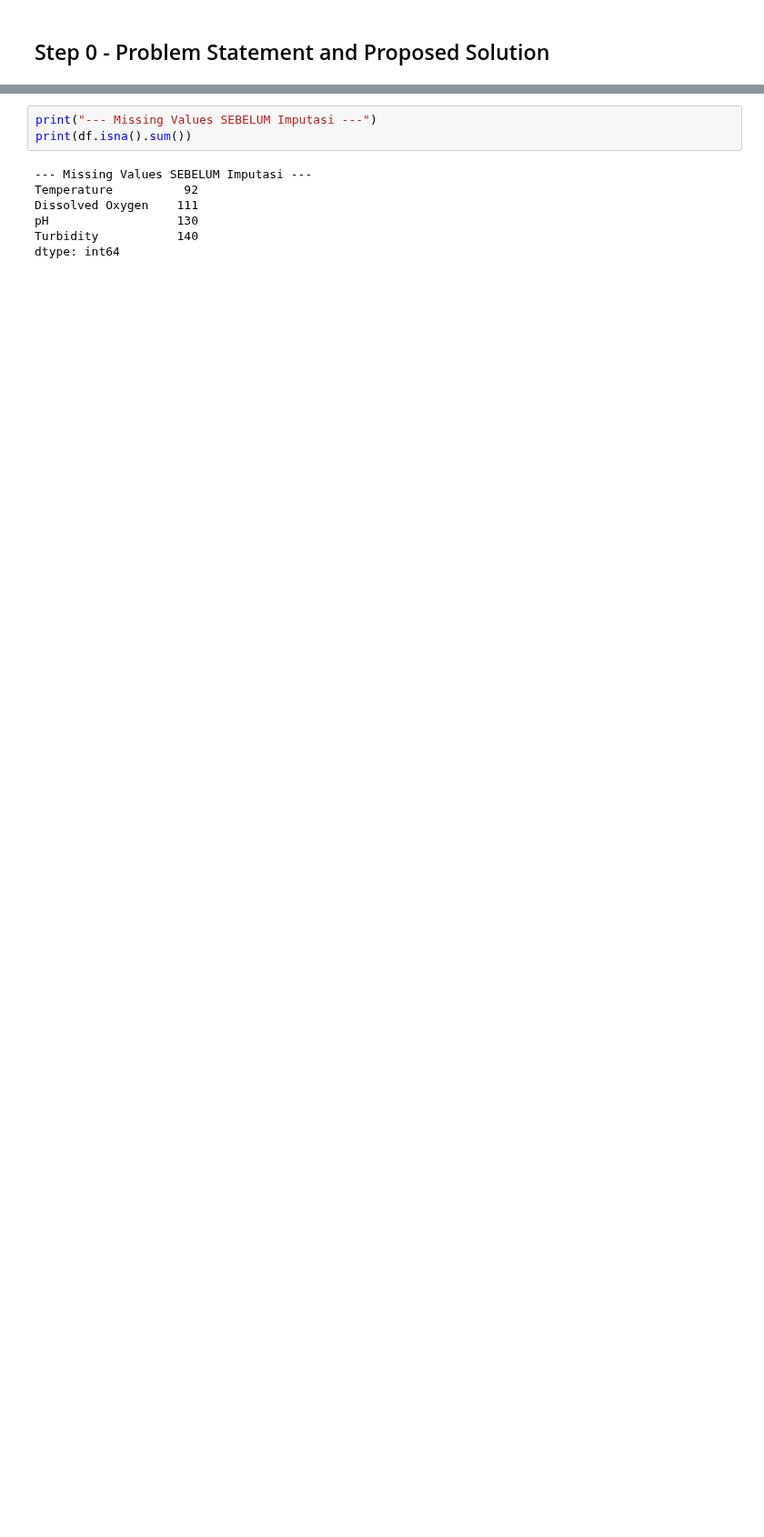
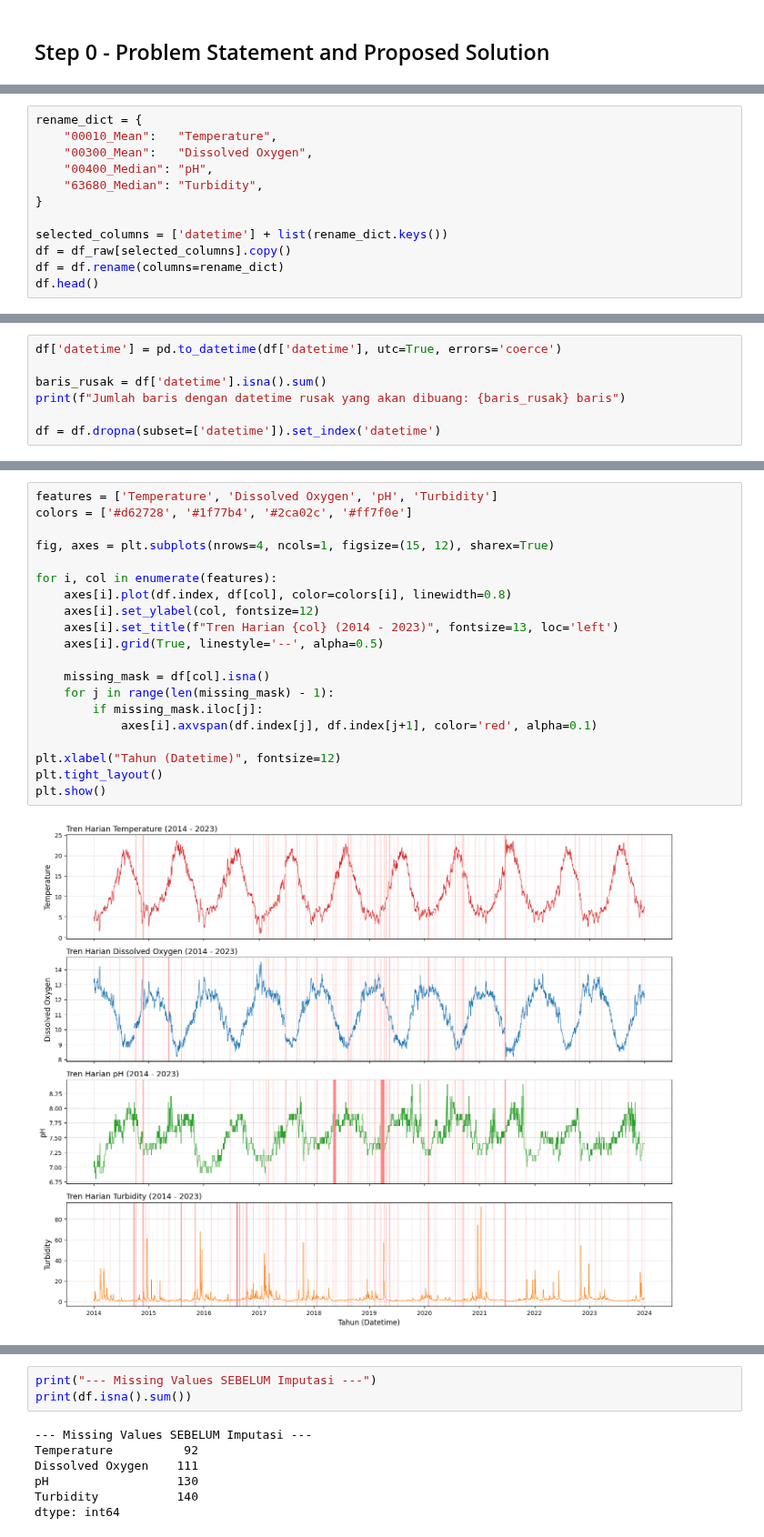
Before and after one commit to aDJi2003/water-anomaly-detection, a Jupyter notebook: notebook/main.ipynb, the cells around one changed output, grey strips where cells are left out. Shown at 91% size. Drawn from its saved outputs; the diff is of its cells as text; blank space fills up the shorter version.

```diff
--- a/notebook/main.ipynb
+++ b/notebook/main.ipynb
@@ -257,0 +50,12 @@ plt.show()
+# %%
+rename_dict = {
+    "00010_Mean":   "Temperature",
+    "00300_Mean":   "Dissolved Oxygen",
+    "00400_Median": "pH",
+    "63680_Median": "Turbidity",
+}
+
+selected_columns = ['datetime'] + list(rename_dict.keys())
+df = df_raw[selected_columns].copy()
+df = df.rename(columns=rename_dict)
+df.head()
@@ -257,0 +69,7 @@ plt.show()
+# %%
+df['datetime'] = pd.to_datetime(df['datetime'], utc=True, errors='coerce')
+
+baris_rusak = df['datetime'].isna().sum()
+print(f"Jumlah baris dengan datetime rusak yang akan dibuang: {baris_rusak} baris")
+
+df = df.dropna(subset=['datetime']).set_index('datetime')
@@ -257,0 +146,22 @@ plt.show()
+# %%
+features = ['Temperature', 'Dissolved Oxygen', 'pH', 'Turbidity']
+colors = ['#d62728', '#1f77b4', '#2ca02c', '#ff7f0e']
+
+fig, axes = plt.subplots(nrows=4, ncols=1, figsize=(15, 12), sharex=True)
+
+for i, col in enumerate(features):
+    axes[i].plot(df.index, df[col], color=colors[i], linewidth=0.8)
+    axes[i].set_ylabel(col, fontsize=12)
+    axes[i].set_title(f"Tren Harian {col} (2014 - 2023)", fontsize=13, loc='left')
+    axes[i].grid(True, linestyle='--', alpha=0.5)
+
+    missing_mask = df[col].isna()
+    for j in range(len(missing_mask) - 1):
+        if missing_mask.iloc[j]:
+            axes[i].axvspan(df.index[j], df.index[j+1], color='red', alpha=0.1)
+
+plt.xlabel("Tahun (Datetime)", fontsize=12)
+plt.tight_layout()
+plt.show()
+# %% [output]
+[figure, added]
```
Also changed, not shown: parts of 148 cells of this notebook, 3 other files.
